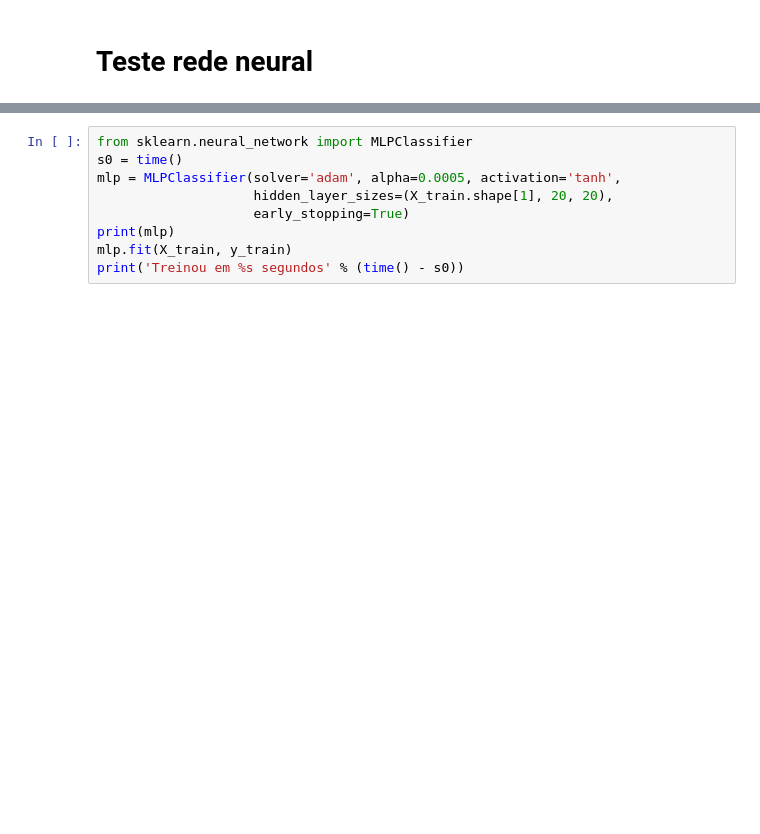
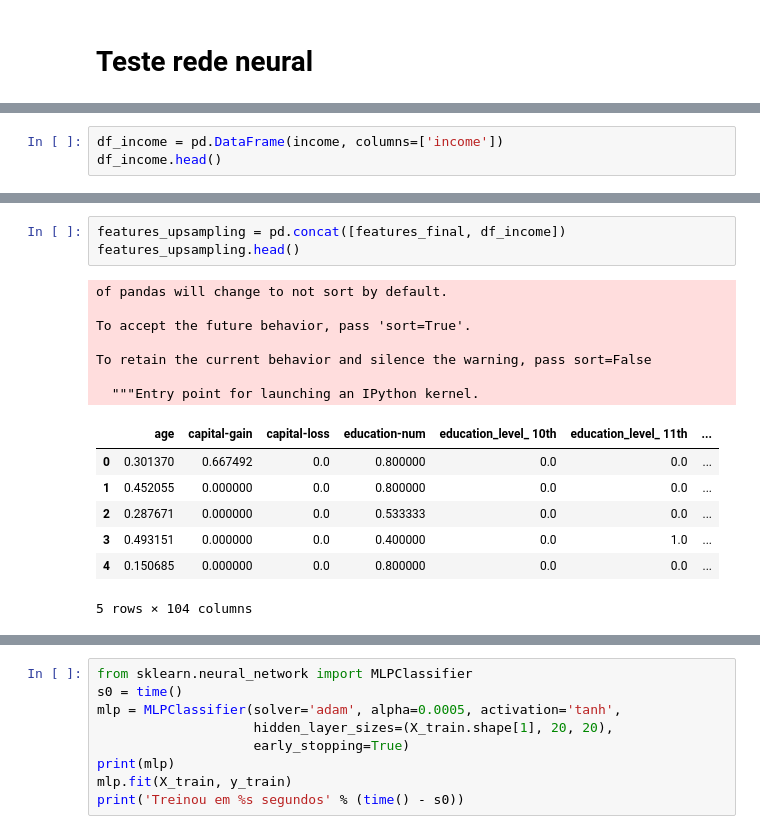
Before and after one commit to IvanBrasilico/machine-learning, a Jupyter notebook: projects/finding_donors/finding_donors.ipynb, the cells around one changed output, grey strips where cells are left out. Cells and saved outputs as stored; diff of their text form; blank space fills up the shorter version.

```diff
--- a/projects/finding_donors/finding_donors.ipynb
+++ b/projects/finding_donors/finding_donors.ipynb
@@ -989,3 +1006,6 @@ print(np.sum(y_trainl) / len(y_trainl))
 (54183, 103)
 54183
 0.4984773822047506
+# %%
+df_income = pd.DataFrame(income, columns=['income'])
+df_income.head()
@@ -991,0 +1019,18 @@ print(np.sum(y_trainl) / len(y_trainl))
+# %%
+features_upsampling = pd.concat([features_final, df_income])
+features_upsampling.head()
+# %% [output]
+of pandas will change to not sort by default.
+
+To accept the future behavior, pass 'sort=True'.
+
+To retain the current behavior and silence the warning, pass sort=False
+
+  """Entry point for launching an IPython kernel.
+|  | age | capital-gain | capital-loss | education-num | education_level_ 10th | education_level_ 11th | ... |
+| 0 | 0.301370 | 0.667492 | 0.0 | 0.800000 | 0.0 | 0.0 | ... |
+| 1 | 0.452055 | 0.000000 | 0.0 | 0.800000 | 0.0 | 0.0 | ... |
+| 2 | 0.287671 | 0.000000 | 0.0 | 0.533333 | 0.0 | 0.0 | ... |
+| 3 | 0.493151 | 0.000000 | 0.0 | 0.400000 | 0.0 | 1.0 | ... |
+| 4 | 0.150685 | 0.000000 | 0.0 | 0.800000 | 0.0 | 0.0 | ... |
+5 rows × 104 columns
```
Also changed, not shown: parts of 22 cells of this notebook, 10 other files.
